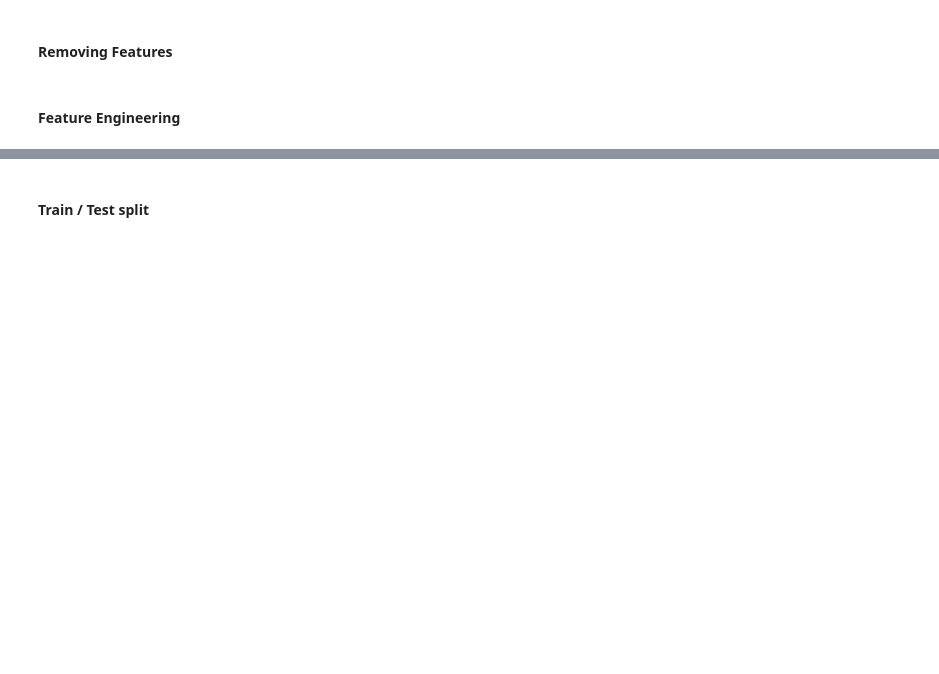
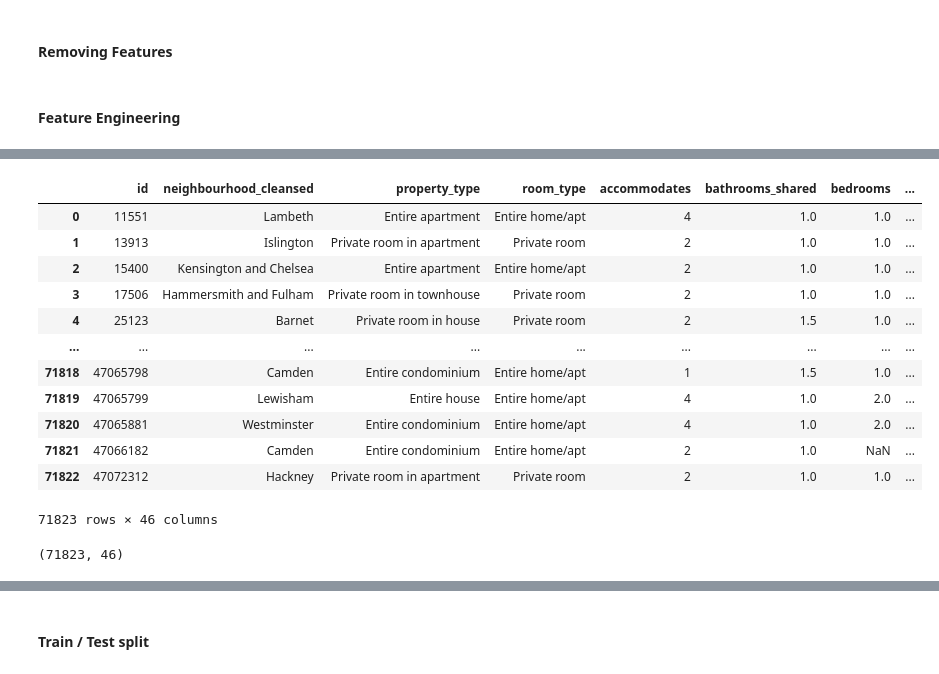
Before and after one commit to waltersmac/Predicting-AirBnB-Prices, a Jupyter notebook: notebooks/1.0-rw-model-exploration.ipynb, the cells around one changed output, grey strips where cells are left out. Drawn from its saved outputs; the diff is of its cells as text; code cells hidden in the pictures; blank space fills up the shorter version.

```diff
--- a/notebooks/1.0-rw-model-exploration.ipynb
+++ b/notebooks/1.0-rw-model-exploration.ipynb
@@ -117,6 +121,3 @@ counts = df_listings['property_type'].value_counts()
 
 df_listings['property_type'] = np.where(df_listings['property_type'].isin(counts.index[counts >= 30]),
                                         df_listings['property_type'], 'Other')
-# %%
-# Creating the 'amenities - count' column
-df_listings.loc[:,"amenities"] = [len(i) for i in df_listings["amenities"]]
@@ -178,0 +124,2 @@ dtype: int64
+# %%
+df_listings["amenities"] = df_listings["amenities"].apply(eval)
@@ -178,0 +135,5 @@ dtype: int64
+# %%
+def to_1D(series):
+ return pd.Series([x for _list in series for x in _list])
+
+df_amenities_top_20 = pd.DataFrame(to_1D(df_listings["amenities"]).value_counts().head(20)).index
@@ -178,0 +163,37 @@ dtype: int64
+# %%
+def onehot_df(df, variable, unique_items):
+
+    item_lists = df[variable]
+
+    # Loop through all the labels
+    for i, label in enumerate(unique_items):
+
+        # Creating new column for each label
+        df[variable+'_'+label] = item_lists.apply(lambda x: 1 if label in x else 0)
+
+    # Removing old column
+    del df[variable]
+
+    # Return the results as a dataframe
+    return df
+# %%
+onehot_df(df_listings,"amenities", list(df_amenities_top_20))
+# %% [output]
+|  | id | neighbourhood_cleansed | property_type | room_type | accommodates | bathrooms_shared | bedrooms | ... |
+| 0 | 11551 | Lambeth | Entire apartment | Entire home/apt | 4 | 1.0 | 1.0 | ... |
+| 1 | 13913 | Islington | Private room in apartment | Private room | 2 | 1.0 | 1.0 | ... |
+| 2 | 15400 | Kensington and Chelsea | Entire apartment | Entire home/apt | 2 | 1.0 | 1.0 | ... |
+| 3 | 17506 | Hammersmith and Fulham | Private room in townhouse | Private room | 2 | 1.0 | 1.0 | ... |
+| 4 | 25123 | Barnet | Private room in house | Private room | 2 | 1.5 | 1.0 | ... |
+| ... | ... | ... | ... | ... | ... | ... | ... | ... |
+| 71818 | 47065798 | Camden | Entire condominium | Entire home/apt | 1 | 1.5 | 1.0 | ... |
+| 71819 | 47065799 | Lewisham | Entire house | Entire home/apt | 4 | 1.0 | 2.0 | ... |
+| 71820 | 47065881 | Westminster | Entire condominium | Entire home/apt | 4 | 1.0 | 2.0 | ... |
+| 71821 | 47066182 | Camden | Entire condominium | Entire home/apt | 2 | 1.0 | NaN | ... |
+| 71822 | 47072312 | Hackney | Private room in apartment | Private room | 2 | 1.0 | 1.0 | ... |
+71823 rows × 46 columns
+# %%
+# Confirming the shape of the df_listings
+df_listings.shape
+# %% [output]
+(71823, 46)
```
Also changed, not shown: parts of 33 cells of this notebook.
